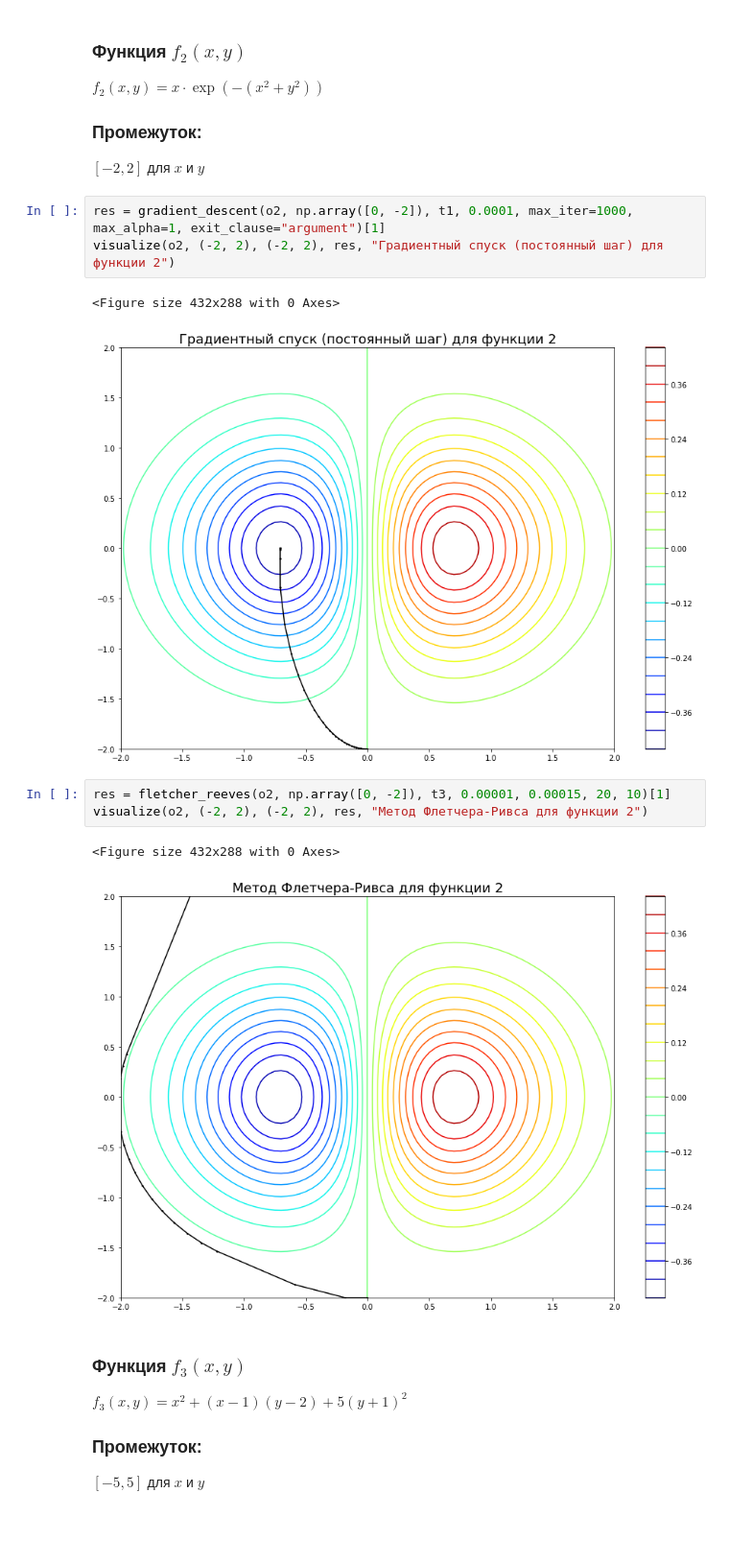
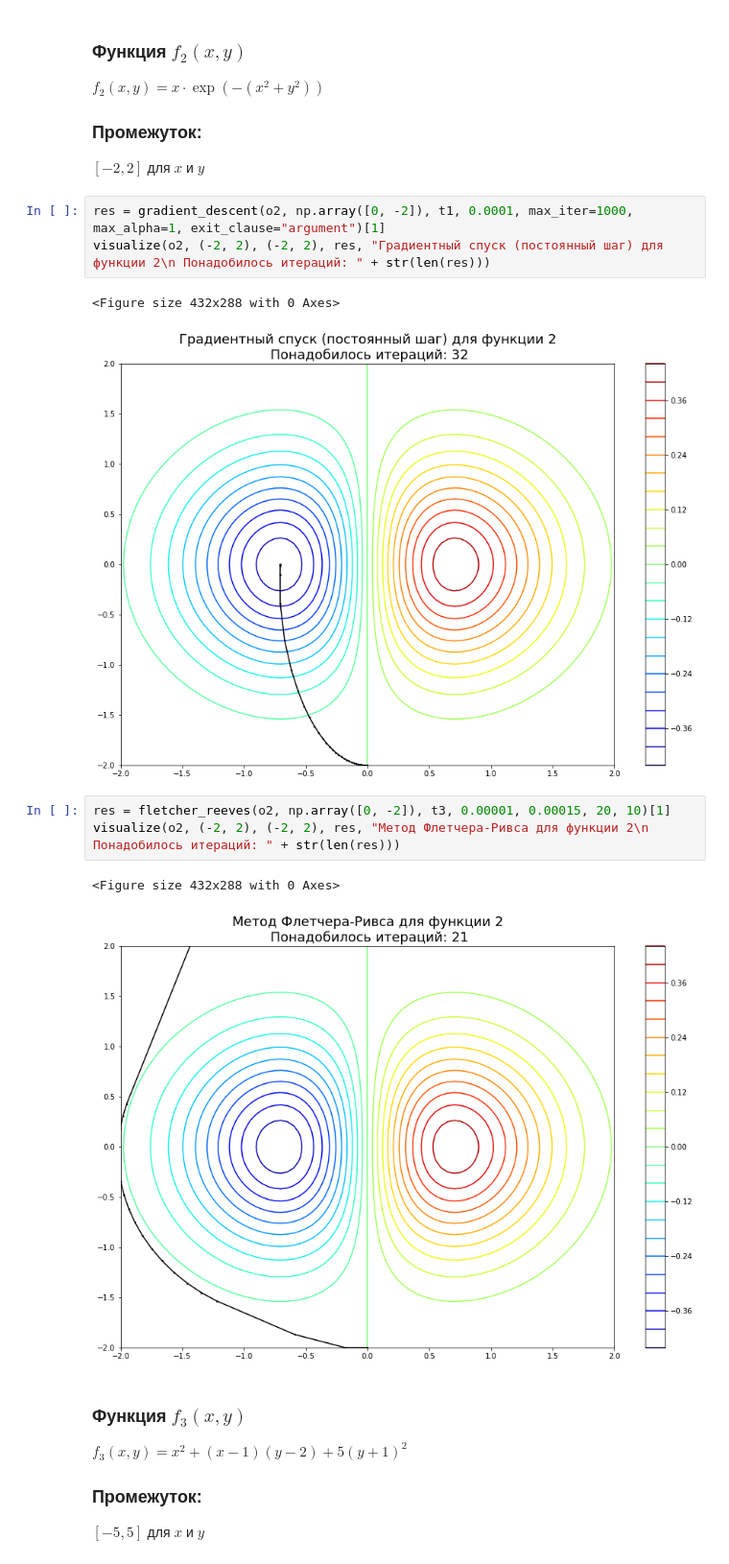
Before and after one commit to Ar4eR-ValerA/AppliedMath.IIISem, a Jupyter notebook: Lab2/visualization.ipynb, the cells around one changed output. Shown at 96% size. Cells and saved outputs as stored; diff of their text form; blank space fills up the shorter version.

```diff
--- a/Lab2/visualization.ipynb
+++ b/Lab2/visualization.ipynb
@@ -75,16 +75,16 @@ $f_2(x, y) = x \cdot \exp(-(x^2 + y^2))$
 $[-2, 2]$ для $x$ и $y$
 # %%
 res = gradient_descent(o2, np.array([0, -2]), t1, 0.0001, max_iter=1000, max_alpha=1, exit_clause="argument")[1]
-visualize(o2, (-2, 2), (-2, 2), res, "Градиентный спуск (постоянный шаг) для функции 2")
+visualize(o2, (-2, 2), (-2, 2), res, "Градиентный спуск (постоянный шаг) для функции 2\n Понадобилось итераций: " + str(len(res)))
 # %% [output]
 <Figure size 432x288 with 0 Axes>
-[figure, old version]
+[figure, new version]
 # %%
 res = fletcher_reeves(o2, np.array([0, -2]), t3, 0.00001, 0.00015, 20, 10)[1]
-visualize(o2, (-2, 2), (-2, 2), res, "Метод Флетчера-Ривса для функции 2")
+visualize(o2, (-2, 2), (-2, 2), res, "Метод Флетчера-Ривса для функции 2\n Понадобилось итераций: " + str(len(res)))
 # %% [output]
 <Figure size 432x288 with 0 Axes>
-[figure, old version]
+[figure, new version]
 # %% [markdown]
 ### Функция $f_3(x, y)$
 $f_3(x, y) = x^2 +(x-1)(y-2)+5(y+1)^2$
```
Also changed, not shown: parts of 6 cells of this notebook, 2 other files.
